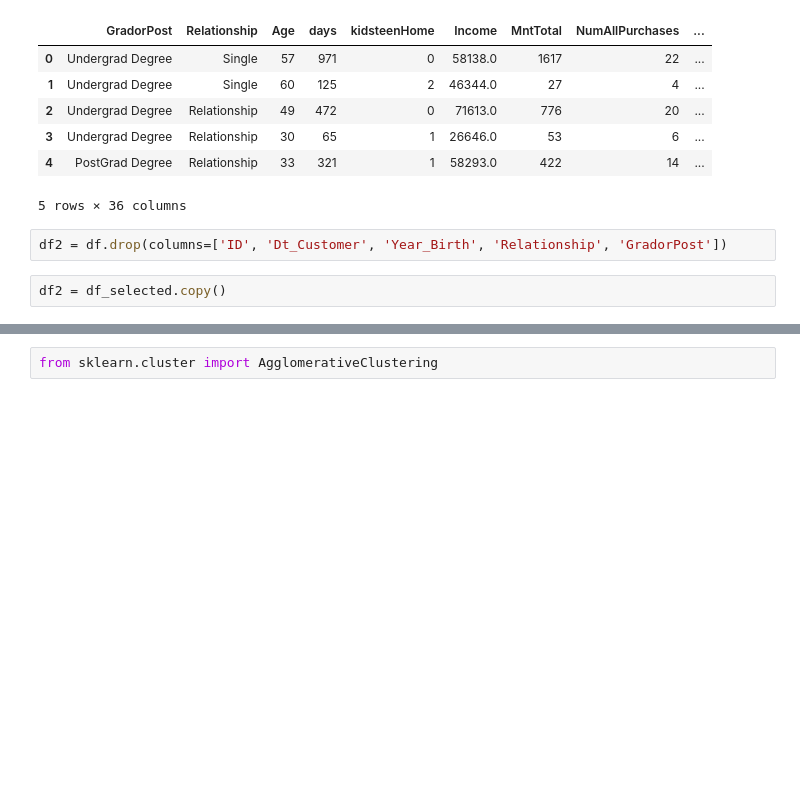
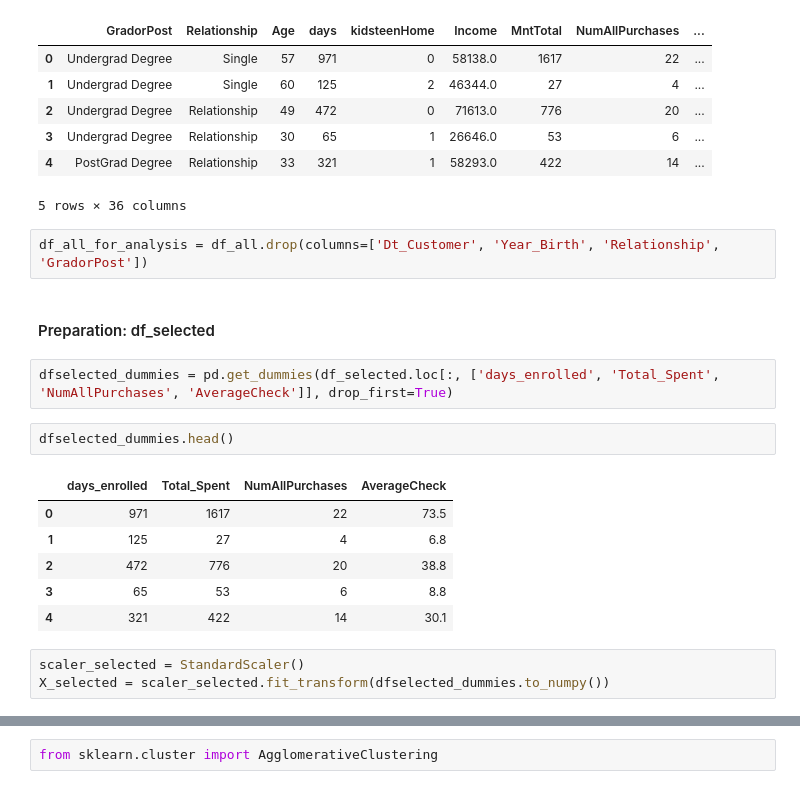
Before and after one commit to jorgecalvar/project-client-segmentation, a Jupyter notebook: models.ipynb, the cells around one changed output, grey strips where cells are left out. Drawn from its saved outputs; the diff is of its cells as text; blank space fills up the shorter version.

```diff
--- a/models.ipynb
+++ b/models.ipynb
@@ -42,6 +42,20 @@ df_all.head()
 | 4 | PostGrad Degree | Relationship | 33 | 321 | 1 | 58293.0 | 422 | 14 | ... |
 5 rows × 36 columns
 # %%
-df2 = df.drop(columns=['ID', 'Dt_Customer', 'Year_Birth', 'Relationship', 'GradorPost'])
+df_all_for_analysis = df_all.drop(columns=['Dt_Customer', 'Year_Birth', 'Relationship', 'GradorPost'])
-# %%
-df2 = df_selected.copy()
+# %% [markdown]
+#### Preparation: df_selected
+# %%
+dfselected_dummies = pd.get_dummies(df_selected.loc[:, ['days_enrolled', 'Total_Spent', 'NumAllPurchases', 'AverageCheck']], drop_first=True)
+# %%
+dfselected_dummies.head()
+# %% [output]
+|  | days_enrolled | Total_Spent | NumAllPurchases | AverageCheck |
+| 0 | 971 | 1617 | 22 | 73.5 |
+| 1 | 125 | 27 | 4 | 6.8 |
+| 2 | 472 | 776 | 20 | 38.8 |
+| 3 | 65 | 53 | 6 | 8.8 |
+| 4 | 321 | 422 | 14 | 30.1 |
+# %%
+scaler_selected = StandardScaler()
+X_selected = scaler_selected.fit_transform(dfselected_dummies.to_numpy())
```
Also changed, not shown: parts of 18 cells of this notebook, 2 other files.
